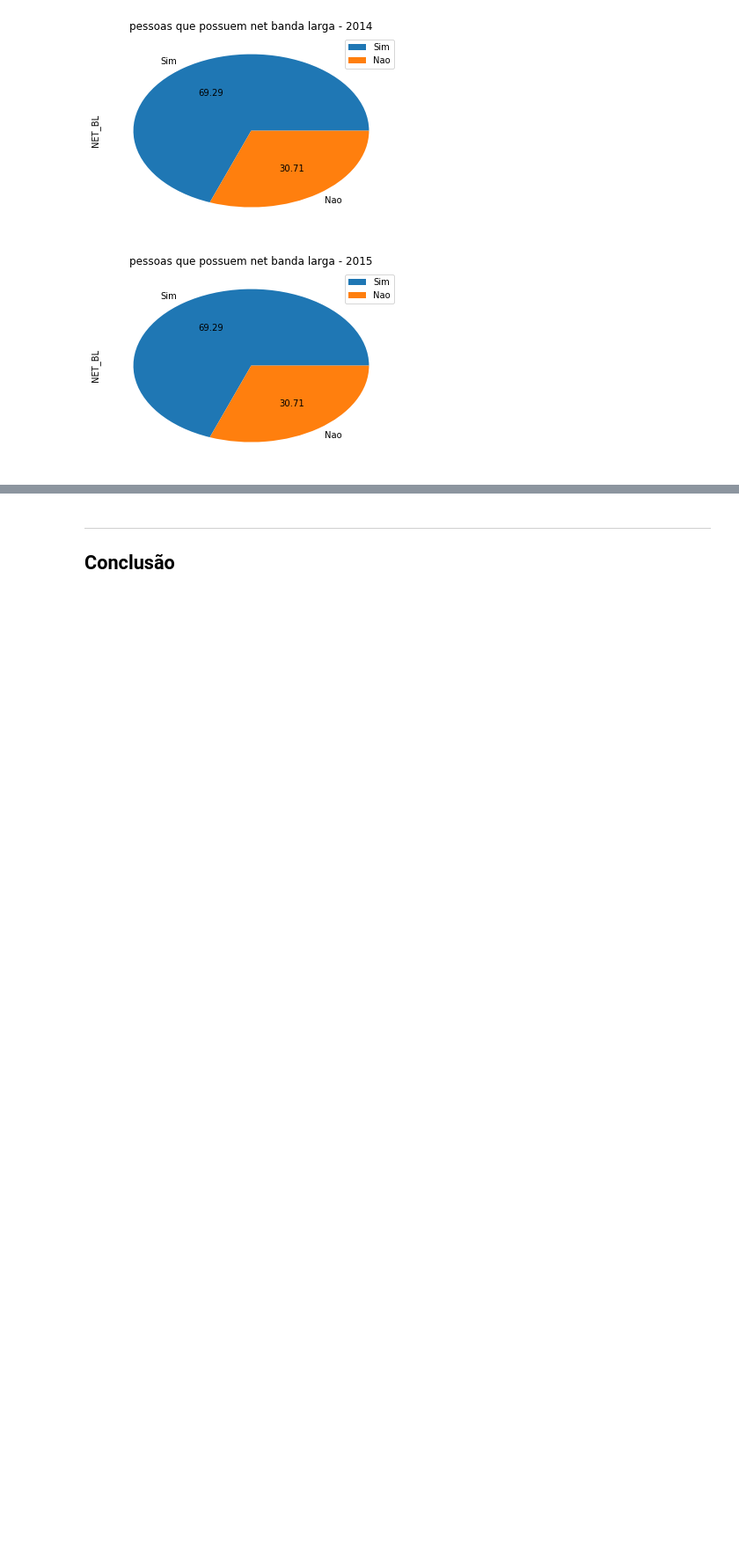
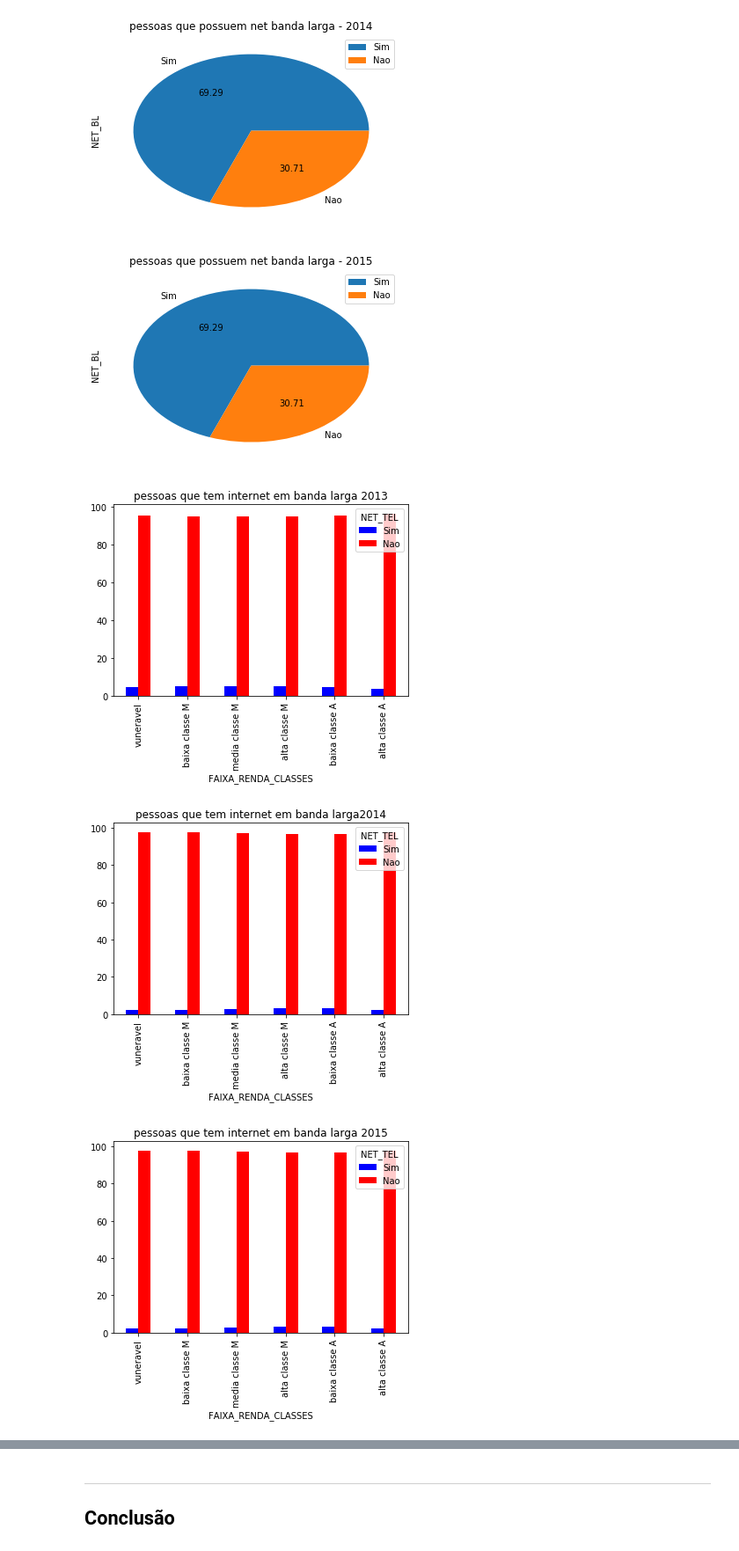
Before and after one commit to betofr1/Ciencia_dos_dados, a Jupyter notebook: Projeto1 Layout.ipynb, the cells around one changed output, grey strips where cells are left out. Shown: that part at 88% size. Drawn from its saved outputs; the diff is of its cells as text; code cells hidden in the pictures; blank space fills up the shorter version.

```diff
--- a/Projeto1 Layout.ipynb
+++ b/Projeto1 Layout.ipynb
@@ -387,3 +394,24 @@ plt.show()
 [figure]
 [figure]
 [figure]
+# %%
+#comparando anos: NET TELEFONE
+
+
+ct_renda_net_tel_2013.plot(kind='bar', color=('blue', 'red'),legend=True,title = 'pessoas que tem internet em banda larga 2013')
+plt.show()
+ct_renda_net_tel_2014.plot(kind='bar', color=('blue', 'red'),legend=True,title = 'pessoas que tem internet em banda larga2014')
+plt.show()
+ct_renda_net_tel_2015.plot(kind='bar', color=('blue', 'red'),legend=True,title = 'pessoas que tem internet em banda larga 2015')
+plt.show()
+
+PN_TEL_2013.plot(kind='pie',autopct = '%0.2f',legend = True, title = 'pessoas que possuem net banda larga - 2013') # em porcentagem
+plt.show()
+PN_TEL_2014.plot(kind='pie',autopct = '%0.2f',legend = True, title = 'pessoas que possuem net banda larga - 2014') # em porcentagem
+plt.show()
+PN_TEL_2015.plot(kind='pie',autopct = '%0.2f',legend = True, title = 'pessoas que possuem net banda larga - 2015') # em porcentagem
+plt.show()
+# %% [output]
+[figure, added]
+[figure, added]
+[figure, added]
```
Also changed, not shown: parts of 5 cells of this notebook.
